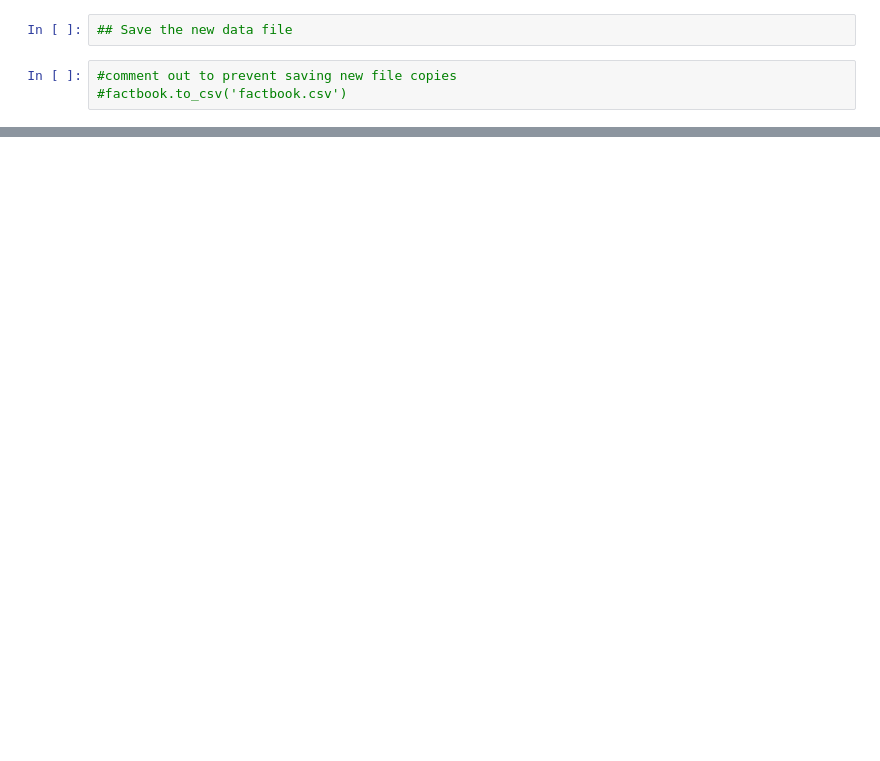
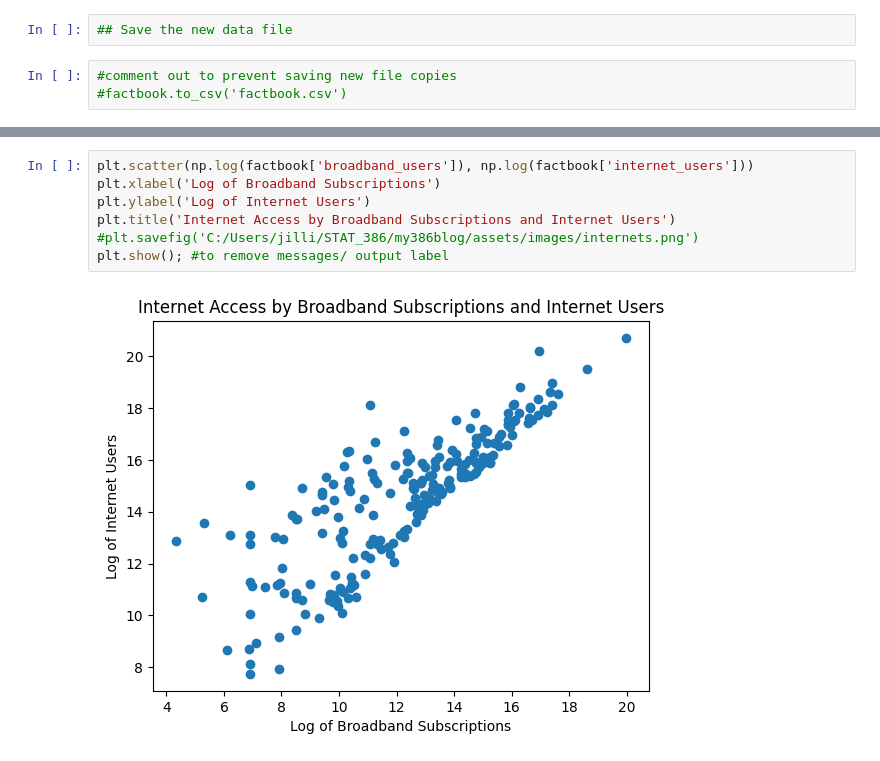
Before and after one commit to JillianWarburton/Country_Data, a Jupyter notebook: CleaningWorldFactbook.ipynb, the cells around one changed output, grey strips where cells are left out. Saved outputs shown, nothing was run; the diff lists cells and outputs as text; blank space fills up the shorter version.

```diff
--- a/CleaningWorldFactbook.ipynb
+++ b/CleaningWorldFactbook.ipynb
@@ -74,0 +148,9 @@ factbook = factbook[['Country', 'Rank_b', 'date_of_info_b', 'broadband_users',
+# %%
+plt.scatter(np.log(factbook['broadband_users']), np.log(factbook['internet_users']))
+plt.xlabel('Log of Broadband Subscriptions')
+plt.ylabel('Log of Internet Users')
+plt.title('Internet Access by Broadband Subscriptions and Internet Users')
+#plt.savefig('C:/Users/jilli/STAT_386/my386blog/assets/images/internets.png')
+plt.show(); #to remove messages/ output label
+# %% [output]
+[figure, added]
```
Also changed, not shown: parts of 23 cells of this notebook.
